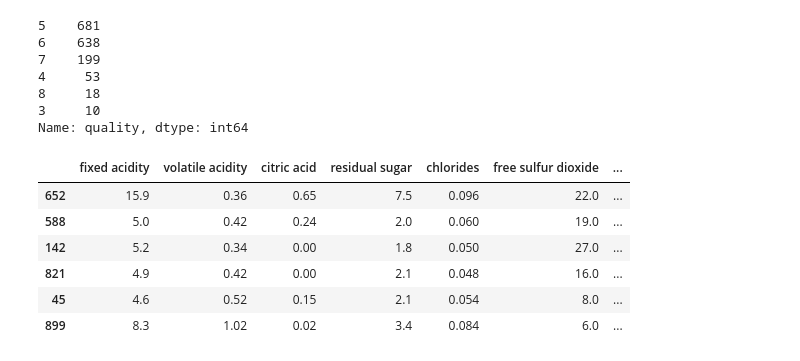
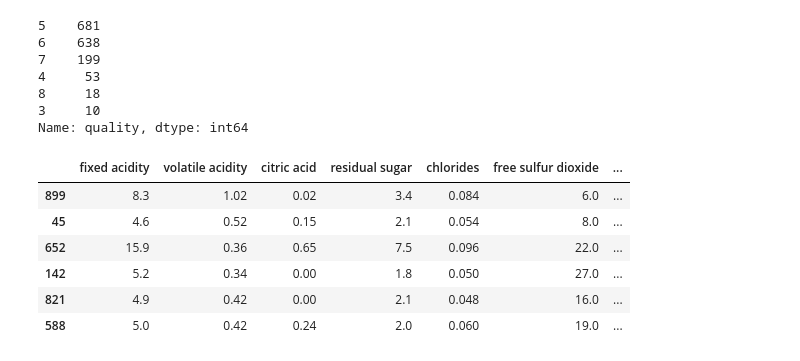
Before and after one commit to aki-06/Python_DS, a Jupyter notebook: Split, Apply, Combine.ipynb, the cells around one changed output. Drawn from its saved outputs; the diff is of its cells as text; code cells hidden in the pictures.

```diff
--- a/Split, Apply, Combine.ipynb
+++ b/Split, Apply, Combine.ipynb
@@ -70,12 +70,12 @@ num_of_quality
 Name: quality, dtype: int64
 # %%
 # それぞれのqualityでalcoholが一番高いデータを抜き出す
-df_wine[df_wine.alcohol_content_rank == 1]
+df_wine[df_wine.alcohol_content_rank == 1].sort_values('quality')
 # %% [output]
 |  | fixed acidity | volatile acidity | citric acid | residual sugar | chlorides | free sulfur dioxide | ... |
+| 899 | 8.3 | 1.02 | 0.02 | 3.4 | 0.084 | 6.0 | ... |
+| 45 | 4.6 | 0.52 | 0.15 | 2.1 | 0.054 | 8.0 | ... |
 | 652 | 15.9 | 0.36 | 0.65 | 7.5 | 0.096 | 22.0 | ... |
-| 588 | 5.0 | 0.42 | 0.24 | 2.0 | 0.060 | 19.0 | ... |
 | 142 | 5.2 | 0.34 | 0.00 | 1.8 | 0.050 | 27.0 | ... |
 | 821 | 4.9 | 0.42 | 0.00 | 2.1 | 0.048 | 16.0 | ... |
-| 45 | 4.6 | 0.52 | 0.15 | 2.1 | 0.054 | 8.0 | ... |
-| 899 | 8.3 | 1.02 | 0.02 | 3.4 | 0.084 | 6.0 | ... |
+| 588 | 5.0 | 0.42 | 0.24 | 2.0 | 0.060 | 19.0 | ... |
```
Also changed, not shown: 1 other file.
